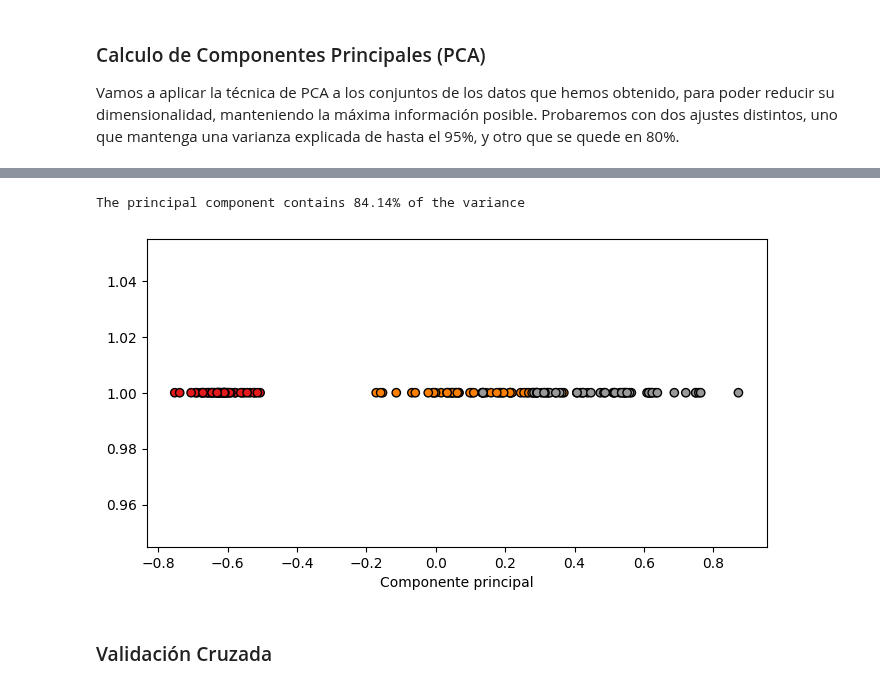
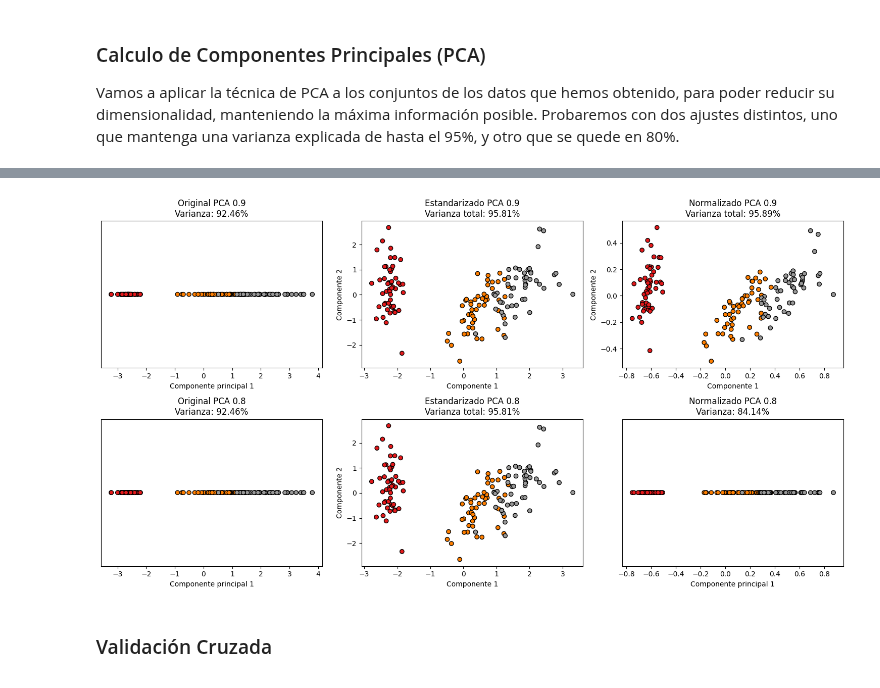
Before and after one commit to carlosgg0/practicas-aprendizaje, a Jupyter notebook: practica2/setup.ipynb, the cells around one changed output, grey strips where cells are left out. Cells and saved outputs as stored; diff of their text form; code cells hidden in the pictures.

```diff
--- a/practica2/setup.ipynb
+++ b/practica2/setup.ipynb
@@ -222,14 +117,42 @@ Together, the two components contain 95.89% of the variance
-# %%
-# PCA 0.8
-pca = PCA(n_components=0.8)
-
-pca80_normalized = pca.fit_transform(data_normalized)
-
-# Mostrar la distribucion de los datos escalados despues del PCA
-mostrar_pca(pca, pca80_normalized)
-# %% [output]
-The principal component contains 84.14% of the variance
-[figure, removed]
+# %%
+def mostrar_pca(pca, pca_data, y, ax, title=""):
+    if pca_data.shape[1] == 1:
+
+        ax.set_title(title + f"\nVarianza: {pca.explained_variance_ratio_[0]*100:.2f}%")
+        ax.scatter(pca_data[:, 0], np.zeros(pca_data.shape[0]), c=y, cmap=plt.cm.Set1, edgecolor="k")
+        ax.set_xlabel("Componente principal 1")
+        ax.set_yticks([])
+
+    elif pca_data.shape[1] == 2:
+        total_var = (pca.explained_variance_ratio_[0] + pca.explained_variance_ratio_[1]) * 100
+        ax.set_title(title + f"\nVarianza total: {total_var:.2f}%")
+        ax.scatter(pca_data[:, 0], pca_data[:, 1], c=y, cmap=plt.cm.Set1, edgecolor="k")
+        ax.set_xlabel("Componente 1")
+        ax.set_ylabel("Componente 2")
+
+    else:
+        ax.text(0.5, 0.5, "Más de 2 componentes", ha='center', va='center')
+# %%
+pca_90 = PCA(n_components=0.9)
+pca_80 = PCA(n_components=0.8)
+
+# Creamos una sola figura con 6 subplots
+fig, axes = plt.subplots(2, 3, figsize=(15, 8))
+
+# PCA 0.9
+mostrar_pca(pca_90, pca_90.fit_transform(data_original), y, axes[0, 0], "Original PCA 0.9")
+mostrar_pca(pca_90, pca_90.fit_transform(data_standarized), y, axes[0, 1], "Estandarizado PCA 0.9")
+mostrar_pca(pca_90, pca_90.fit_transform(data_normalized), y, axes[0, 2], "Normalizado PCA 0.9")
+
+# PCA 0.8
+mostrar_pca(pca_80, pca_80.fit_transform(data_original), y, axes[1, 0], "Original PCA 0.8")
+mostrar_pca(pca_80, pca_80.fit_transform(data_standarized), y, axes[1, 1], "Estandarizado PCA 0.8")
+mostrar_pca(pca_80, pca_80.fit_transform(data_normalized), y, axes[1, 2], "Normalizado PCA 0.8")
+
+plt.tight_layout()
+plt.show()
+# %% [output]
+[figure, added]
 # %% [markdown]
 ### Validación Cruzada
 # %%
```
Also changed, not shown: parts of 9 cells of this notebook.
